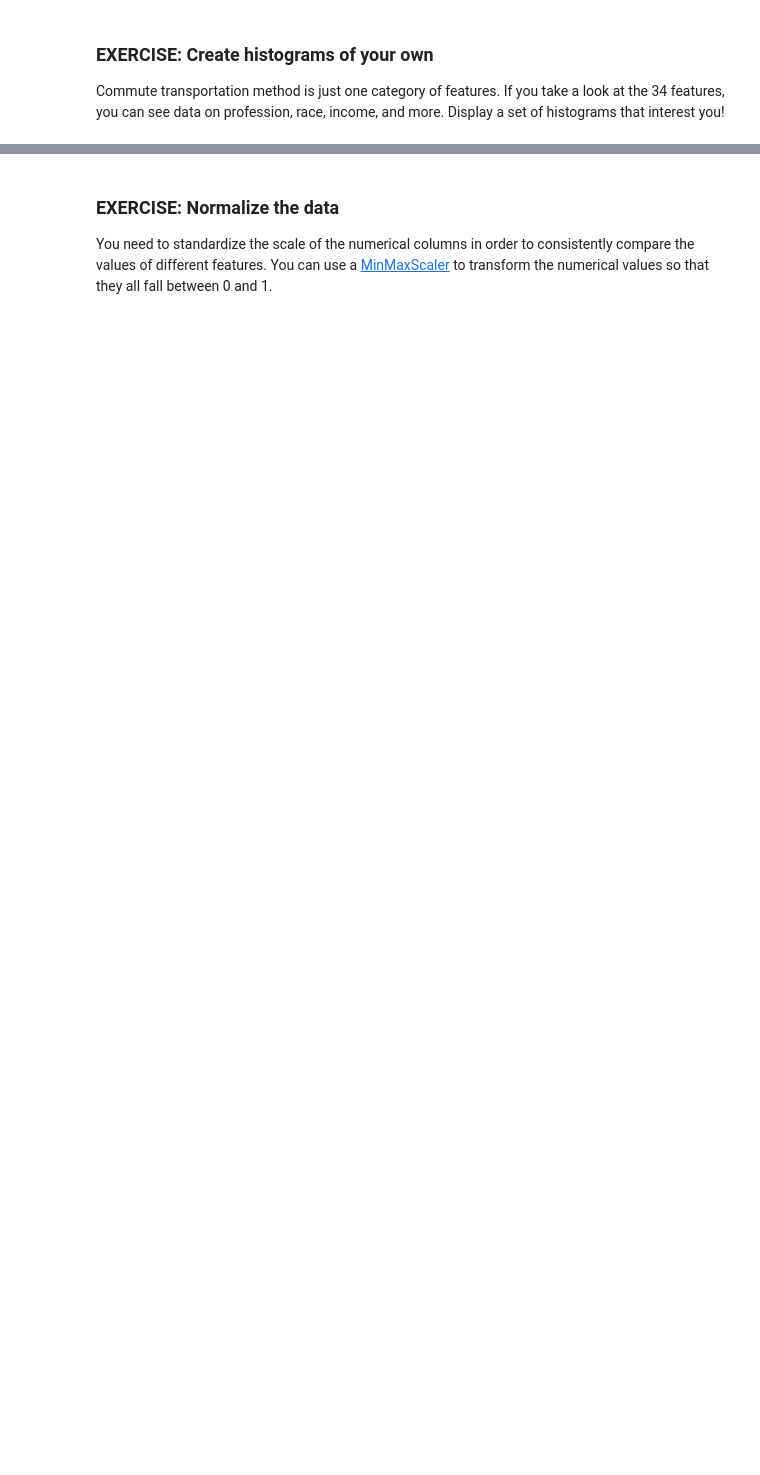
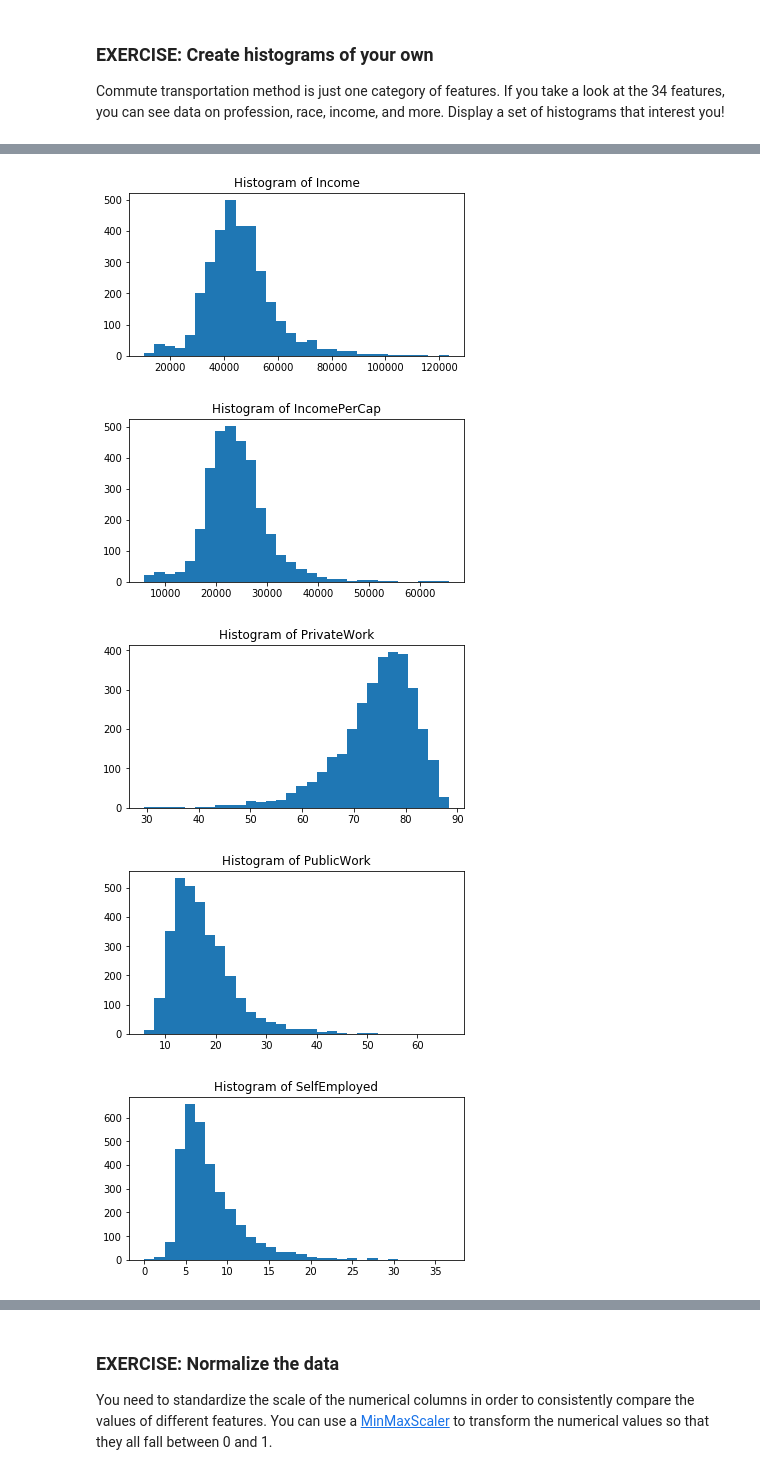
Before and after one commit to foxan/ML_SageMaker_Studies, a Jupyter notebook: Population_Segmentation/Pop_Segmentation_Exercise.ipynb, the cells around one changed output, grey strips where cells are left out. Cells and saved outputs as stored; diff of their text form; code cells hidden in the pictures; blank space fills up the shorter version.

````diff
--- a/Population_Segmentation/Pop_Segmentation_Exercise.ipynb
+++ b/Population_Segmentation/Pop_Segmentation_Exercise.ipynb
@@ -99,5 +163,4 @@ You should be able to answer the **question**: How many data points and features
 # %%
-# print out stats about data
-
 # drop any incomplete rows of data, and create a new df
-clean_counties_df = None
+clean_counties_df = counties_df.dropna(axis=0)
+clean_counties_df.describe().apply(lambda x: x.map("{:,.2f}".format))
@@ -123,4 +198,4 @@ Alabama-Barbour	26932	 14497	12435	4.6         ...
 ```
 # %%
 # index data by 'State-County'
-# clean_counties_df.index= # your code here
+clean_counties_df.index= clean_counties_df["State"] + "-" + clean_counties_df["County"]
@@ -127,4 +211,5 @@ Alabama-Barbour	26932	 14497	12435	4.6         ...
 # %%
 # drop the old State and County columns, and the CensusId column
 # clean df should be modified or created anew
-clean_counties_df = None
+clean_counties_df = clean_counties_df.drop(["State", "County", "CensusId"], axis=1)
+clean_counties_df.head()
@@ -161,13 +277,20 @@ Commute transportation method is just one category of features. If you take a lo
 # %%
 # create a list of features that you want to compare or examine
-my_list = []
-n_bins = None # define n_bins
+my_list = ["Income", "IncomePerCap", "PrivateWork", "PublicWork", \
+           "SelfEmployed", "FamilyWork", "Unemployment"]
+n_bins = 30 # define n_bins
 
 # histogram creation code is similar to above
 for column_name in my_list:
     ax=plt.subplots(figsize=(6,3))
     # get data by column_name and display a histogram
     ax = plt.hist(clean_counties_df[column_name], bins=n_bins)
     title="Histogram of " + column_name
     plt.title(title, fontsize=12)
     plt.show()
+# %% [output]
+[figure, added]
+[figure, added]
+[figure, added]
+[figure, added]
+[figure, added]
````
Also changed, not shown: parts of 51 cells of this notebook, 1 other file.
